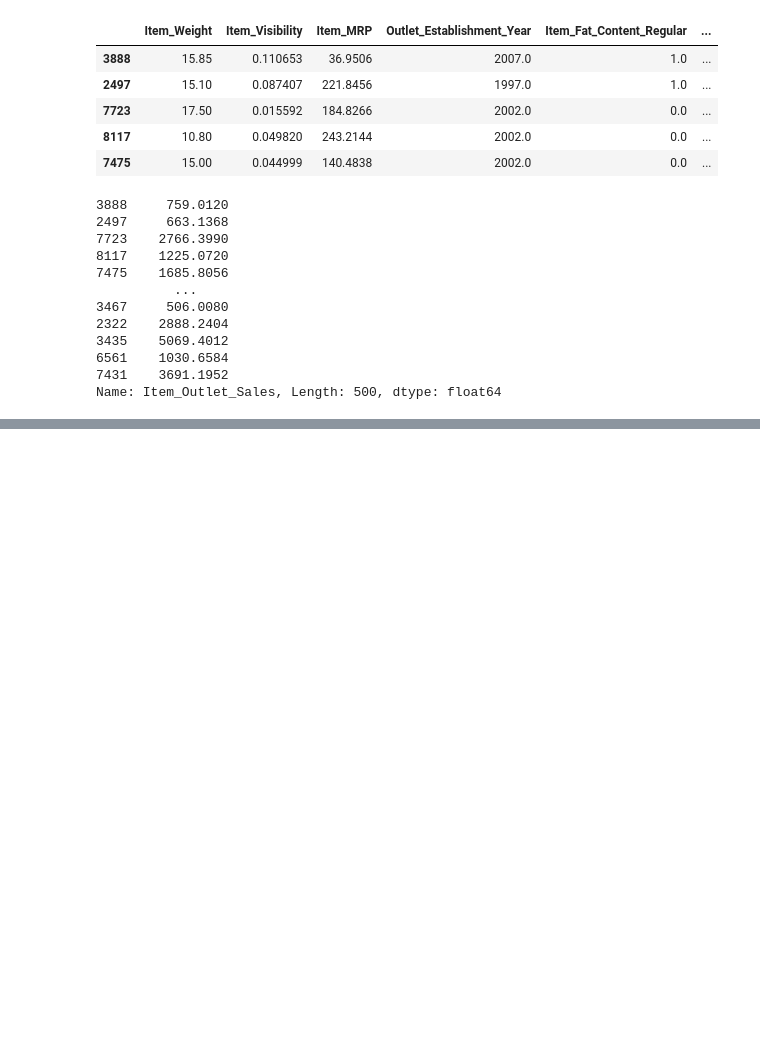
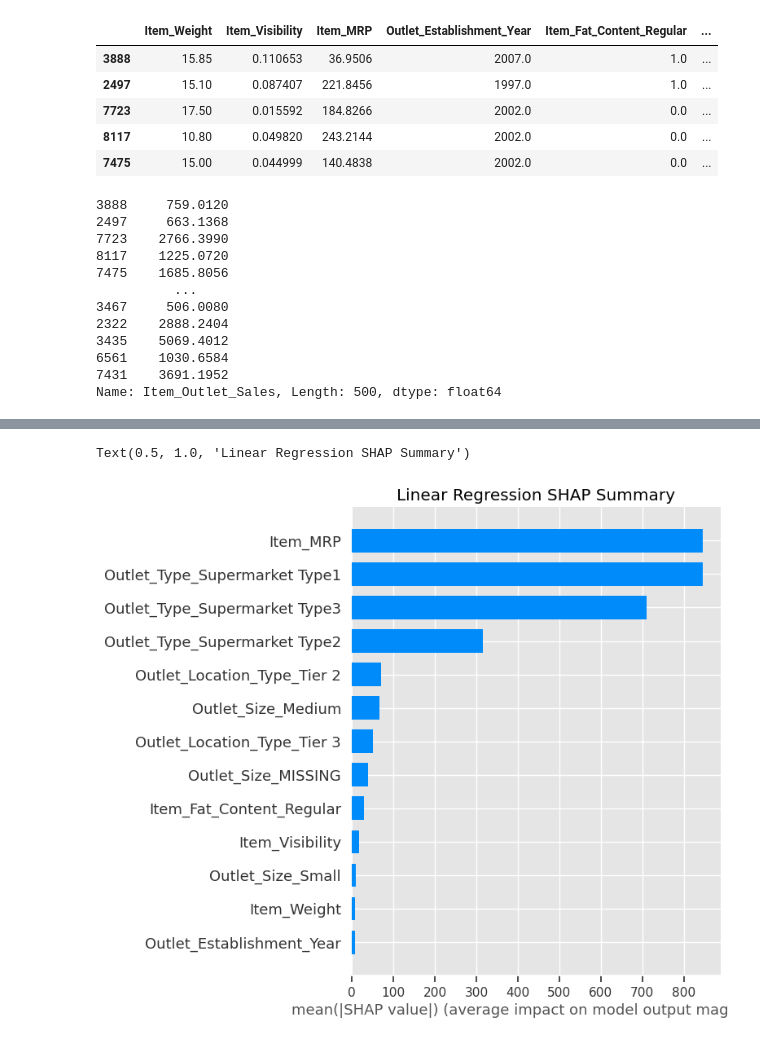
Before and after one commit to CaillahR/Importances-and-Coefficients, a Jupyter notebook: Explaining Models with Shap.ipynb, the cells around one changed output, grey strips where cells are left out. Cells and saved outputs as stored; diff of their text form; code cells hidden in the pictures; blank space fills up the shorter version.

```diff
--- a/Explaining Models with Shap.ipynb
+++ b/Explaining Models with Shap.ipynb
@@ -312,0 +329,7 @@ TypeError: The passed model is not callable and cannot be analyzed directly with
+# %%
+## Create an explainer for the lin_reg
+linreg_explainer = shap.Explainer(lin_model, X_shap) #Leave out X_shap in lecture
+
+## get shap values for linreg
+linreg_shap_values = linreg_explainer(X_shap)
+linreg_shap_values.shape
@@ -312,0 +364,9 @@ TypeError: The passed model is not callable and cannot be analyzed directly with
+# %%
+## creating a summary plot for Random Forest (bar version)
+shap.summary_plot(linreg_shap_values, features = X_shap, plot_type='bar',
+                 show=False)
+
+plt.title('Linear Regression SHAP Summary')
+# %% [output]
+Text(0.5, 1.0, 'Linear Regression SHAP Summary')
+[figure, added]
```
Also changed, not shown: parts of 8 cells of this notebook.
